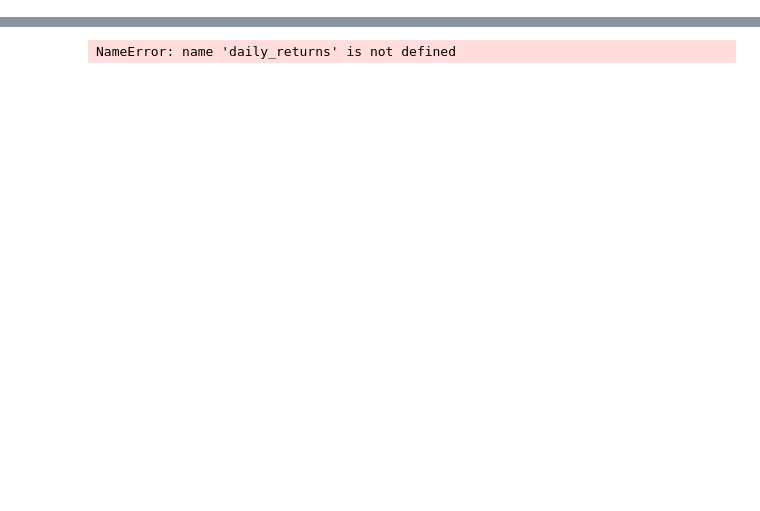
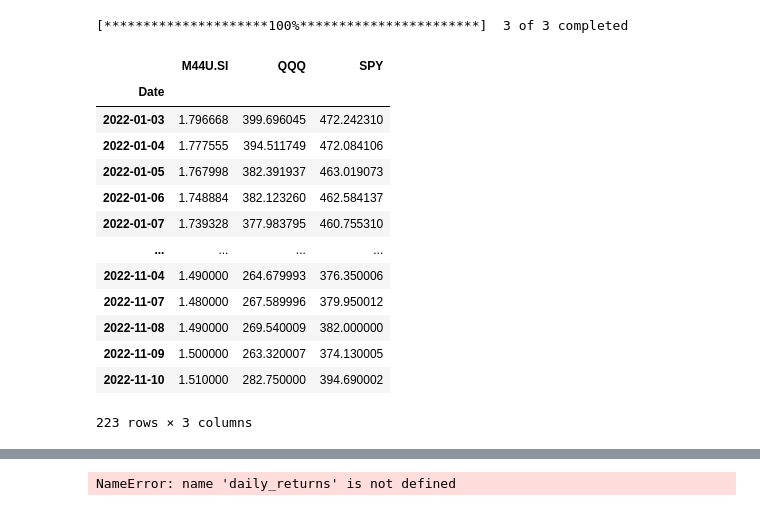
Before and after one commit to typokills/Coding_Projects, a Jupyter notebook: Finance Workspace.ipynb, the cells around one changed output, grey strips where cells are left out. Cells and saved outputs as stored; diff of their text form; code cells hidden in the pictures; blank space fills up the shorter version.

Commit message:
Finance: Started Risk Code

```diff
--- a/Finance Workspace.ipynb
+++ b/Finance Workspace.ipynb
@@ -8,2 +8,28 @@ import pandas_market_calendars as mcal
 from plotly.offline import init_notebook_mode, plot
 init_notebook_mode(connected=True)
+# %%
+def get_data(stocks, start, end, field):
+    df = yf.download(stocks, start=start, end=end)
+    output = df[field]
+    return(output)
+
+stock_list = ['QQQ','SPY','M44U.SI']
+lst_weights = [0.25,0.25,0.5]
+
+get_data(stock_list,'2022-01-01','2022-11-11','Adj Close')
+# %% [output]
+[*********************100%***********************]  3 of 3 completed
+|  | M44U.SI | QQQ | SPY |
+| Date |  |  |  |
+| 2022-01-03 | 1.796668 | 399.696045 | 472.242310 |
+| 2022-01-04 | 1.777555 | 394.511749 | 472.084106 |
+| 2022-01-05 | 1.767998 | 382.391937 | 463.019073 |
+| 2022-01-06 | 1.748884 | 382.123260 | 462.584137 |
+| 2022-01-07 | 1.739328 | 377.983795 | 460.755310 |
+| ... | ... | ... | ... |
+| 2022-11-04 | 1.490000 | 264.679993 | 376.350006 |
+| 2022-11-07 | 1.480000 | 267.589996 | 379.950012 |
+| 2022-11-08 | 1.490000 | 269.540009 | 382.000000 |
+| 2022-11-09 | 1.500000 | 263.320007 | 374.130005 |
+| 2022-11-10 | 1.510000 | 282.750000 | 394.690002 |
+223 rows × 3 columns
```
Also changed, not shown: parts of 10 cells of this notebook.
